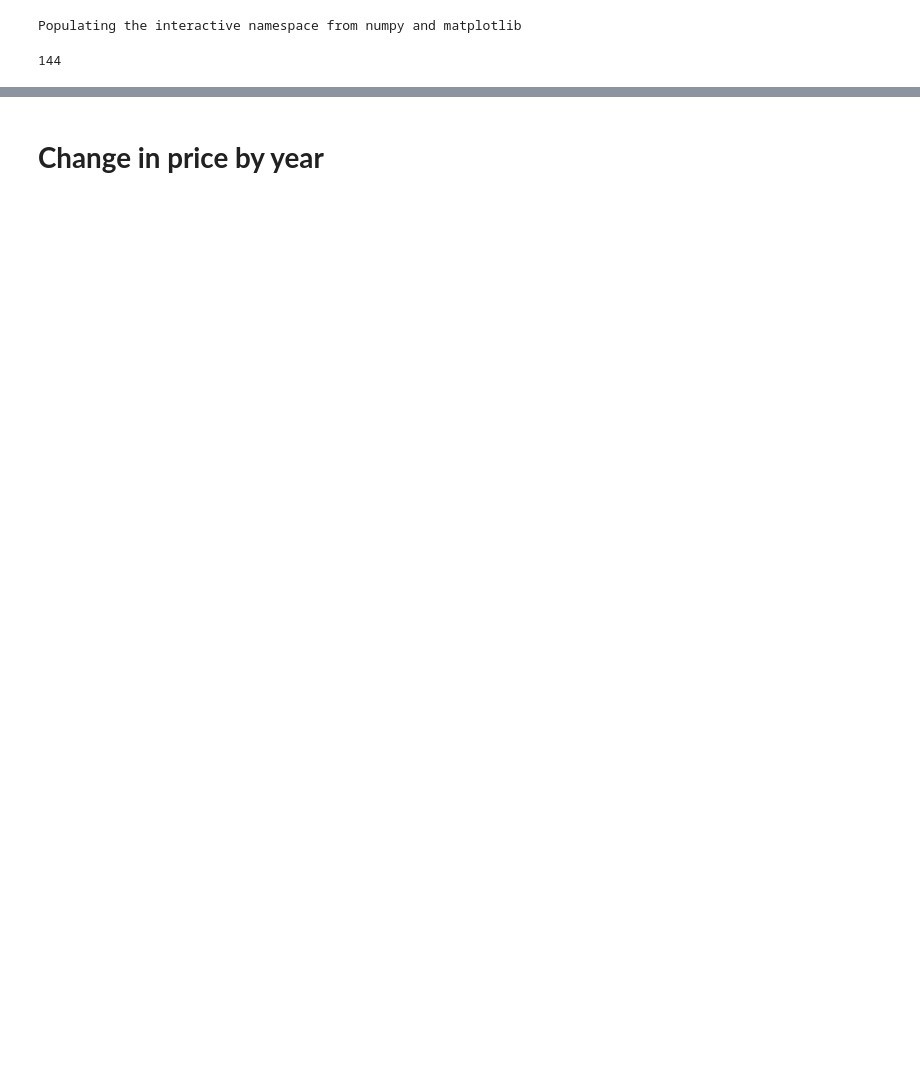
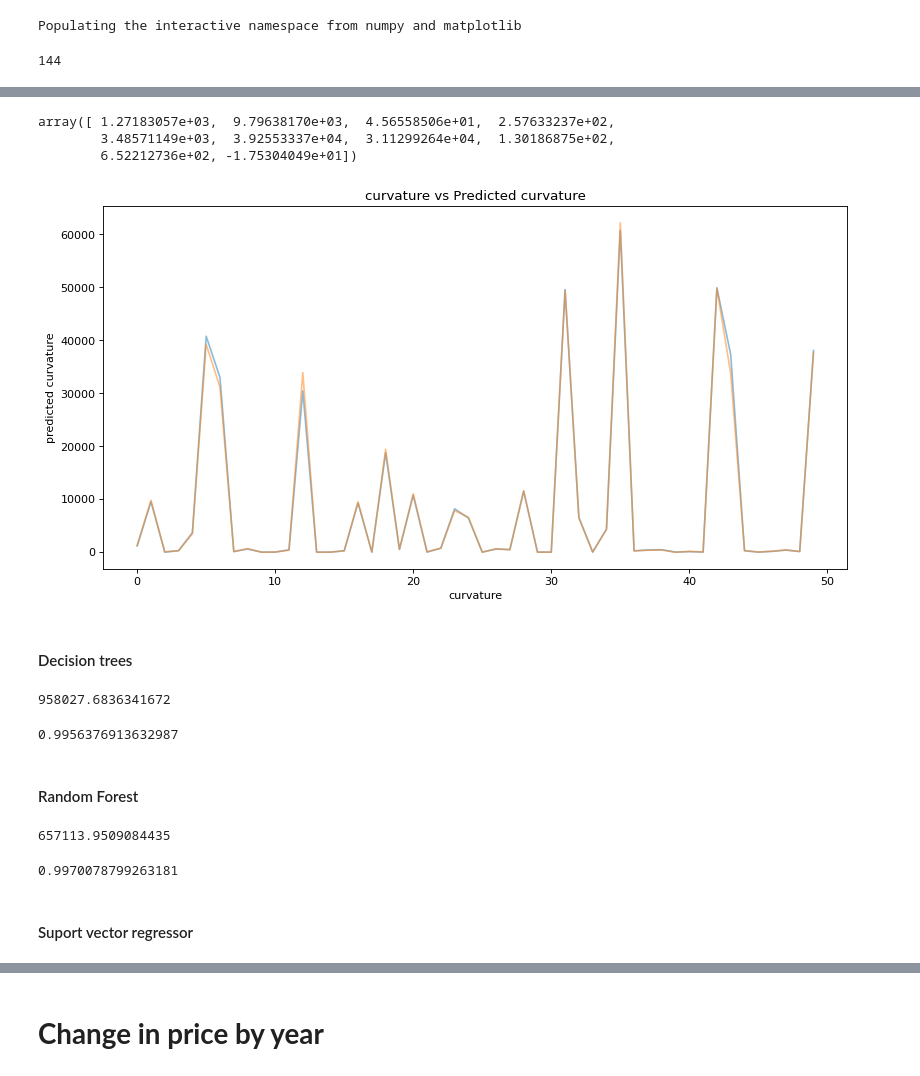
Before and after one commit to ostapkharysh/CryptocurrencyPredictionOnFundamentalData, a Jupyter notebook: Cryptoasset_price.ipynb, the cells around one changed output, grey strips where cells are left out. Cells and saved outputs as stored; diff of their text form; code cells hidden in the pictures; blank space fills up the shorter version.

Commit message:
Adding first predictions

```diff
--- a/Cryptoasset_price.ipynb
+++ b/Cryptoasset_price.ipynb
@@ -282,0 +222,5 @@ def make_dataset_from_ts(d, num_x=10, value=None):
+# %%
+from sklearn.preprocessing import MinMaxScaler
+scaler = MinMaxScaler()
+scaler.fit(X)
+X = scaler.transform(X)
@@ -282,0 +247,7 @@ def make_dataset_from_ts(d, num_x=10, value=None):
+# %%
+X_train, X_rem, y_train, y_rem = train_test_split(X,y, train_size=0.8, shuffle=True) # Train and (validation + test)
+X_valid, X_test, y_valid, y_test = train_test_split(X_rem,y_rem, test_size=0.5, shuffle=True) # validation and test
+
+print(X_train.shape), print(y_train.shape)
+print(X_valid.shape), print(y_valid.shape)
+print(X_test.shape), print(y_test.shape)
@@ -282,0 +268,2 @@ def make_dataset_from_ts(d, num_x=10, value=None):
+# %%
+reg = LinearRegression().fit(X_train, y_train)
@@ -282,0 +286,2 @@ def make_dataset_from_ts(d, num_x=10, value=None):
+# %%
+results_valid = reg.predict(X_valid)
@@ -282,0 +312,45 @@ def make_dataset_from_ts(d, num_x=10, value=None):
+# %%
+results_valid[:10]
+# %% [output]
+array([ 1.27183057e+03,  9.79638170e+03,  4.56558506e+01,  2.57633237e+02,
+        3.48571149e+03,  3.92553337e+04,  3.11299264e+04,  1.30186875e+02,
+        6.52212736e+02, -1.75304049e+01])
+# %%
+from matplotlib.pyplot import figure
+figure(figsize=(12, 6), dpi=80)
+
+plt.plot(y_valid.values[:50], label = "Actual", alpha=0.5)
+plt.plot(results_valid[:50], label = "Predicted", alpha=0.5)
+plt.xlabel("curvature")
+plt.ylabel("predicted curvature")
+plt.title("curvature vs Predicted curvature")
+plt.show()
+# %% [output]
+[figure, added]
+# %% [markdown]
+#### Decision trees
+# %%
+from sklearn.ensemble import RandomForestRegressor
+from sklearn.tree import DecisionTreeRegressor
+# randomFor = RandomForestRegressor()
+decTree = DecisionTreeRegressor()
+decTree.fit(X_train, y_train)
+results_valid = decTree.predict(X_valid)
+print(mean_squared_error(y_valid, results_valid))
+r2_score(y_valid, results_valid)
+# %% [output]
+958027.6836341672
+0.9956376913632987
+# %% [markdown]
+#### Random Forest
+# %%
+randomFor = RandomForestRegressor()
+randomFor.fit(X_train, y_train)
+results_valid = randomFor.predict(X_valid)
+print(mean_squared_error(y_valid, results_valid))
+r2_score(y_valid, results_valid)
+# %% [output]
+657113.9509084435
+0.9970078799263181
+# %% [markdown]
+#### Suport vector regressor
```
Also changed, not shown: parts of 70 cells of this notebook.
